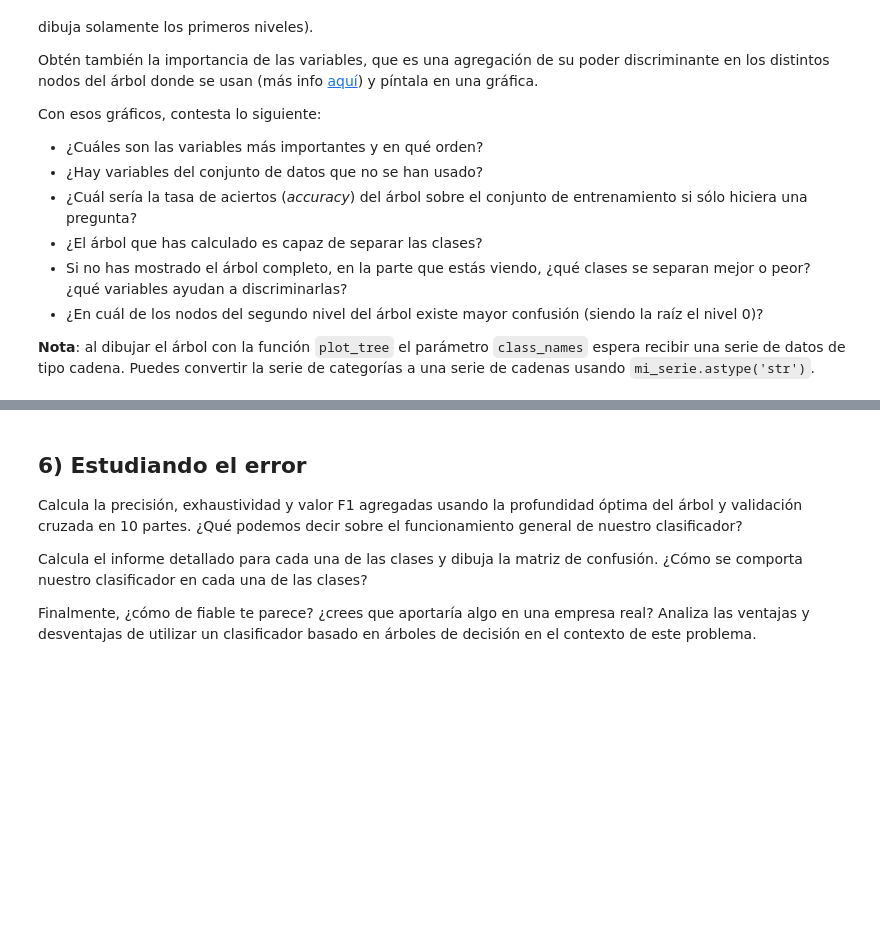
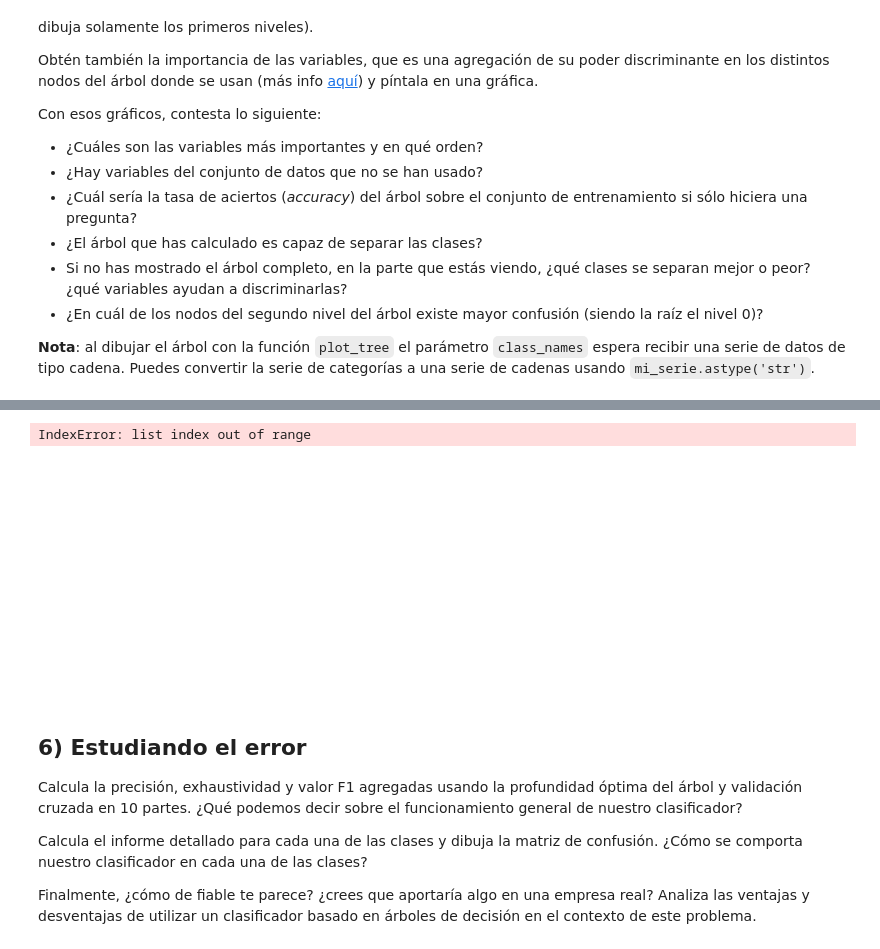
Before and after one commit to Carlanganas98/IA2, a Jupyter notebook: Pr1/P2_clasificacion_enunciado.ipynb, the cells around one changed output, grey strips where cells are left out. Drawn from its saved outputs; the diff is of its cells as text; code cells hidden in the pictures; blank space fills up the shorter version.

```diff
--- a/Pr1/P2_clasificacion_enunciado.ipynb
+++ b/Pr1/P2_clasificacion_enunciado.ipynb
@@ -265,3 +305,9 @@ __Nota__: al dibujar el árbol con la función `plot_tree` el parámetro `class_
+# %%
+fn = ['low cost 0', 'medium cost 1', 'high cost 2', 'very high cost 3']
+plot_tree(clf2, filled=True, feature_names=fn, class_names='price_range', rounded=True)
+# %% [output]
+IndexError: list index out of range
+[figure, added]
 # %% [markdown]
 ## 6) Estudiando el error
 
```
Also changed, not shown: parts of 6 cells of this notebook.
